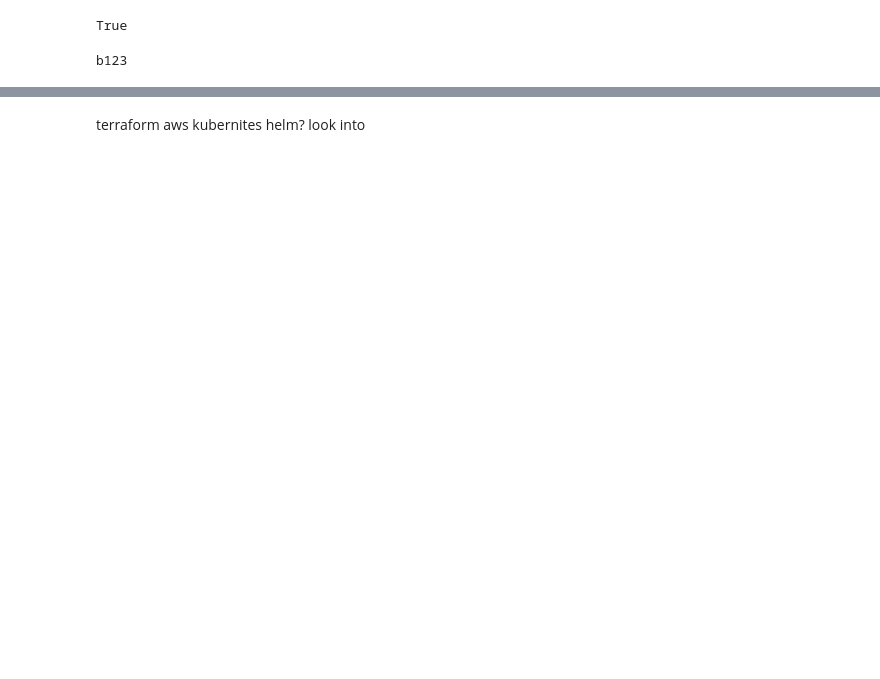
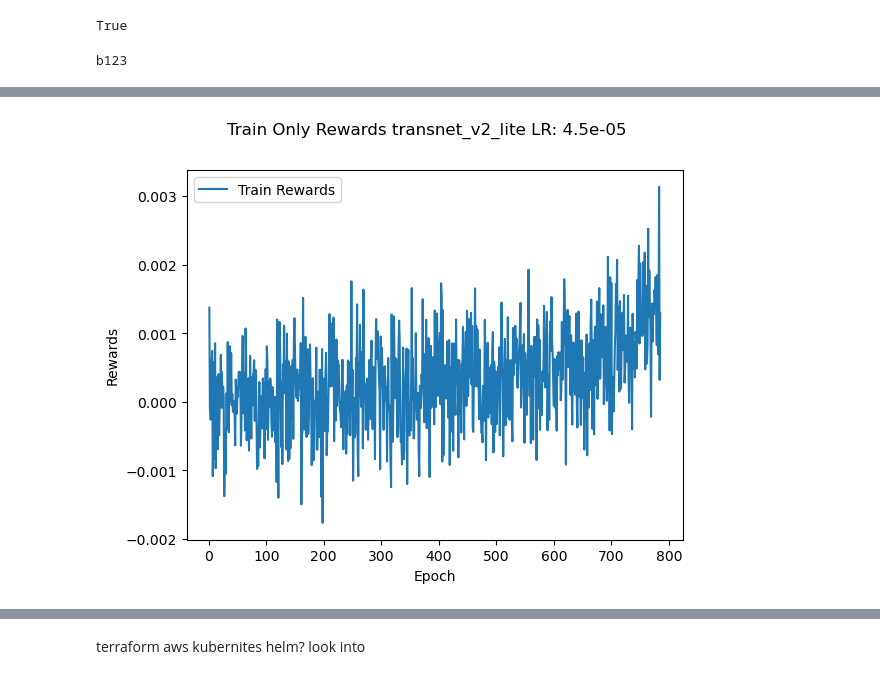
Before and after one commit to nbayt/Deep-XIV-Rotation, a Jupyter notebook: simulation.ipynb, the cells around one changed output, grey strips where cells are left out. Saved outputs shown, nothing was run; the diff lists cells and outputs as text; code cells hidden in the pictures; blank space fills up the shorter version.

```diff
--- a/simulation.ipynb
+++ b/simulation.ipynb
@@ -119,2 +117,15 @@ Checkpoint loaded - Epoch: 296 sks: 822
+# %%
+history_x = agent.training_history_x
+history_y = agent.training_history_y
+fig, ax = plt.subplots()
+fig.suptitle(f'Train Only Rewards {agent.model_name} LR: {agent.lr:.1e}')
+ax.plot(np.array(history_x)[:, 0], np.array(history_y)[:, 0])
+ax.legend(['Train Rewards'])
+ax.set_xlabel('Epoch')
+ax.set_ylabel('Rewards')
+plt.savefig('rewards_graph_training.png', bbox_inches='tight')
+plt.show()
+# %% [output]
+[figure, added]
 # %%
 viper_env.compute_gcd(2.5, 798, 15)
```
Also changed, not shown: parts of 14 cells of this notebook, 9 other files.
